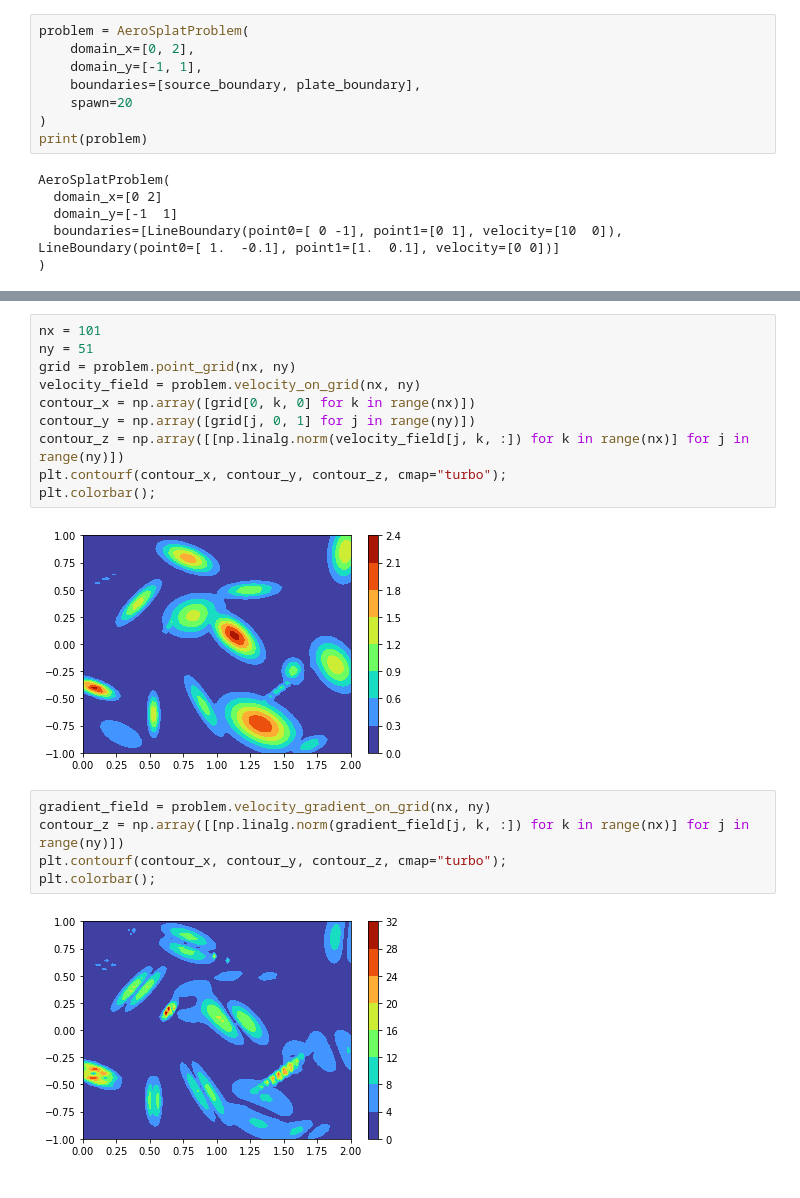
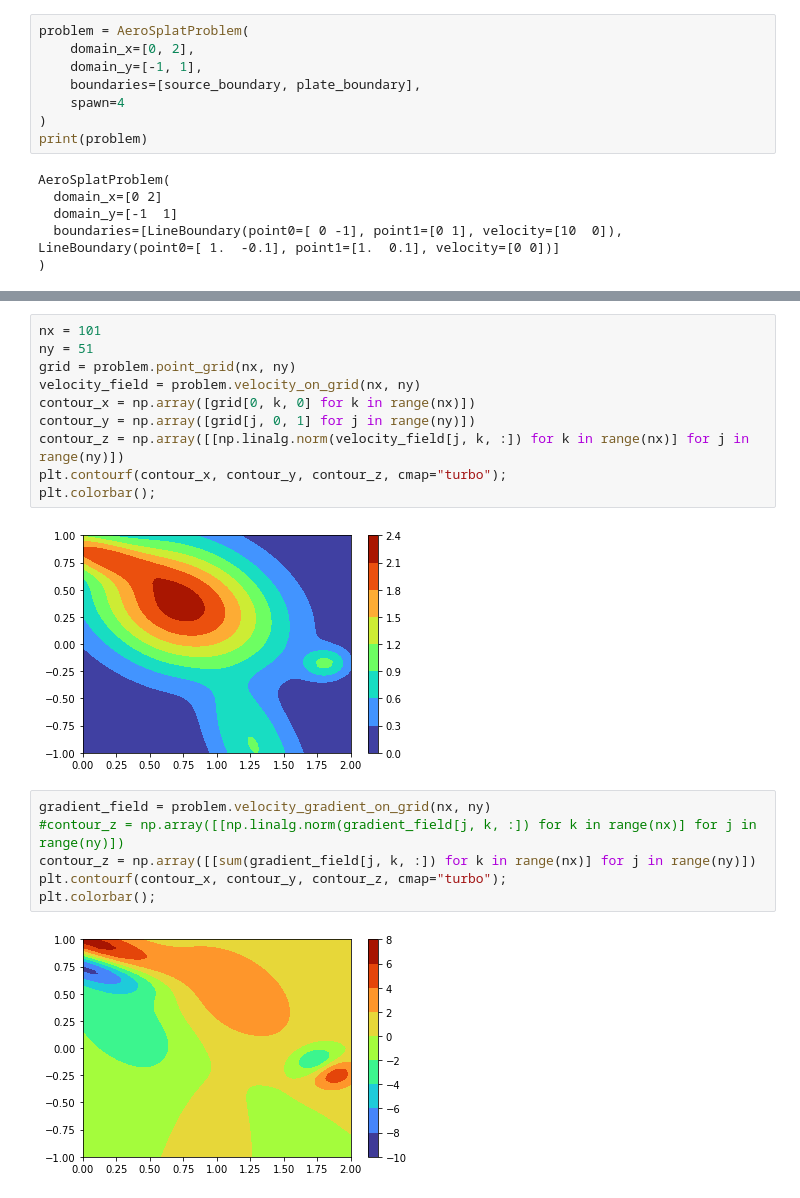
Before and after one commit to radcli14/AeroSplat, a Jupyter notebook: aerosplat.ipynb, the cells around one changed output, grey strips where cells are left out. Saved outputs shown, nothing was run; the diff lists cells and outputs as text.

```diff
--- a/aerosplat.ipynb
+++ b/aerosplat.ipynb
@@ -133,7 +131,7 @@ problem = AeroSplatProblem(
     domain_x=[0, 2],
     domain_y=[-1, 1],
     boundaries=[source_boundary, plate_boundary],
-    spawn=20
+    spawn=4
 )
 print(problem)
 # %% [output]
@@ -172,11 +172,12 @@ contour_z = np.array([[np.linalg.norm(velocity_field[j, k, :]) for k in range(nx
 plt.contourf(contour_x, contour_y, contour_z, cmap="turbo");
 plt.colorbar();
 # %% [output]
-[figure, old version]
+[figure, new version]
 # %%
 gradient_field = problem.velocity_gradient_on_grid(nx, ny)
-contour_z = np.array([[np.linalg.norm(gradient_field[j, k, :]) for k in range(nx)] for j in range(ny)])
+#contour_z = np.array([[np.linalg.norm(gradient_field[j, k, :]) for k in range(nx)] for j in range(ny)])
+contour_z = np.array([[sum(gradient_field[j, k, :]) for k in range(nx)] for j in range(ny)])
 plt.contourf(contour_x, contour_y, contour_z, cmap="turbo");
 plt.colorbar();
 # %% [output]
-[figure, old version]
+[figure, new version]
```
Also changed, not shown: parts of 15 cells of this notebook, 3 other files.
